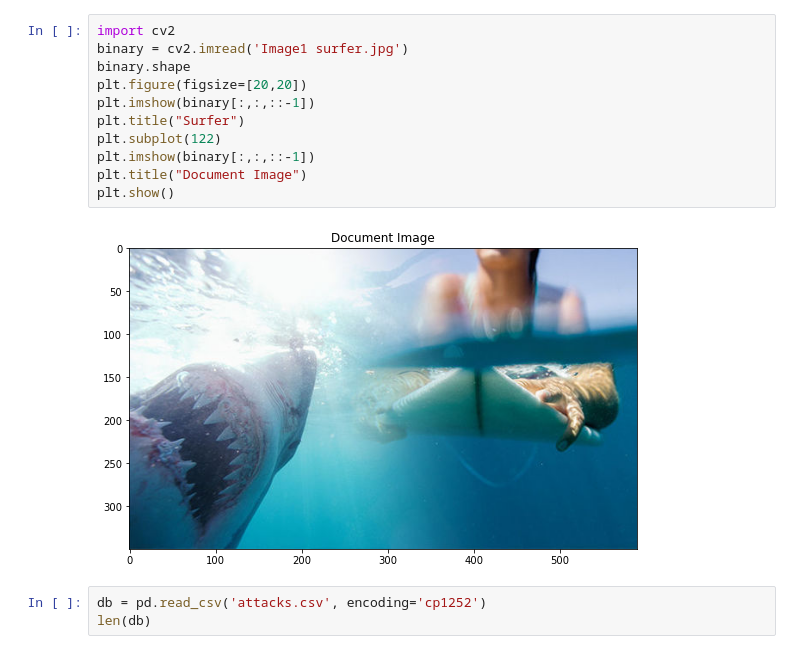
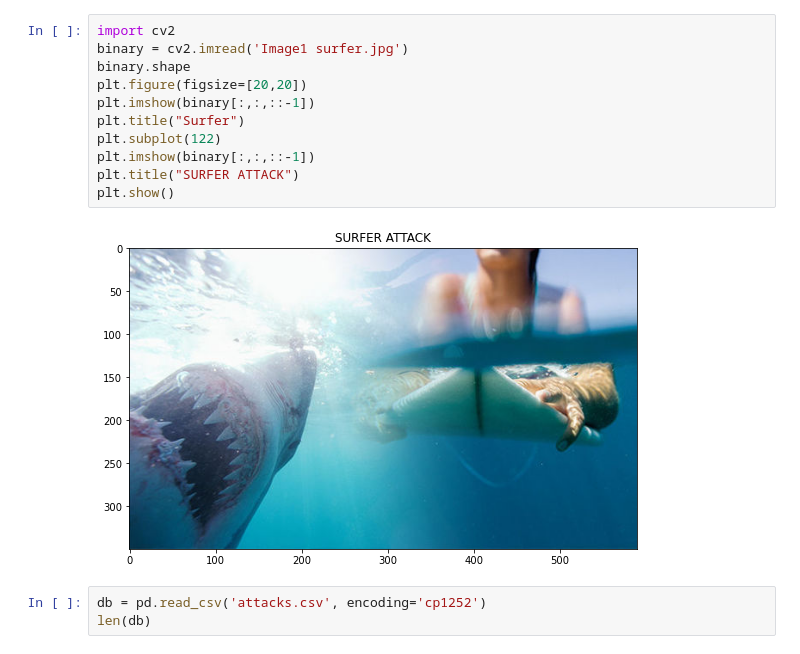
Before and after one commit to Ironhack-Data-Madrid-Febrero-2021/pandas-project, a Jupyter notebook: your-code/Untitled1.ipynb, the cells around one changed output. Cells and saved outputs as stored; diff of their text form.

```diff
--- a/your-code/Untitled1.ipynb
+++ b/your-code/Untitled1.ipynb
@@ -52,16 +42,16 @@ Note: you may need to restart the kernel to use updated packages.
 # %%
 import cv2
 binary = cv2.imread('Image1 surfer.jpg')
 binary.shape
 plt.figure(figsize=[20,20])
 plt.imshow(binary[:,:,::-1])
 plt.title("Surfer")
 plt.subplot(122)
 plt.imshow(binary[:,:,::-1])
-plt.title("Document Image")
+plt.title("SURFER ATTACK")
 plt.show()
 # %% [output]
-[figure, old version]
+[figure, new version]
 # %%
 db = pd.read_csv('attacks.csv', encoding='cp1252')
 len(db)
```
Also changed, not shown: parts of 87 cells of this notebook, 3 other files.
